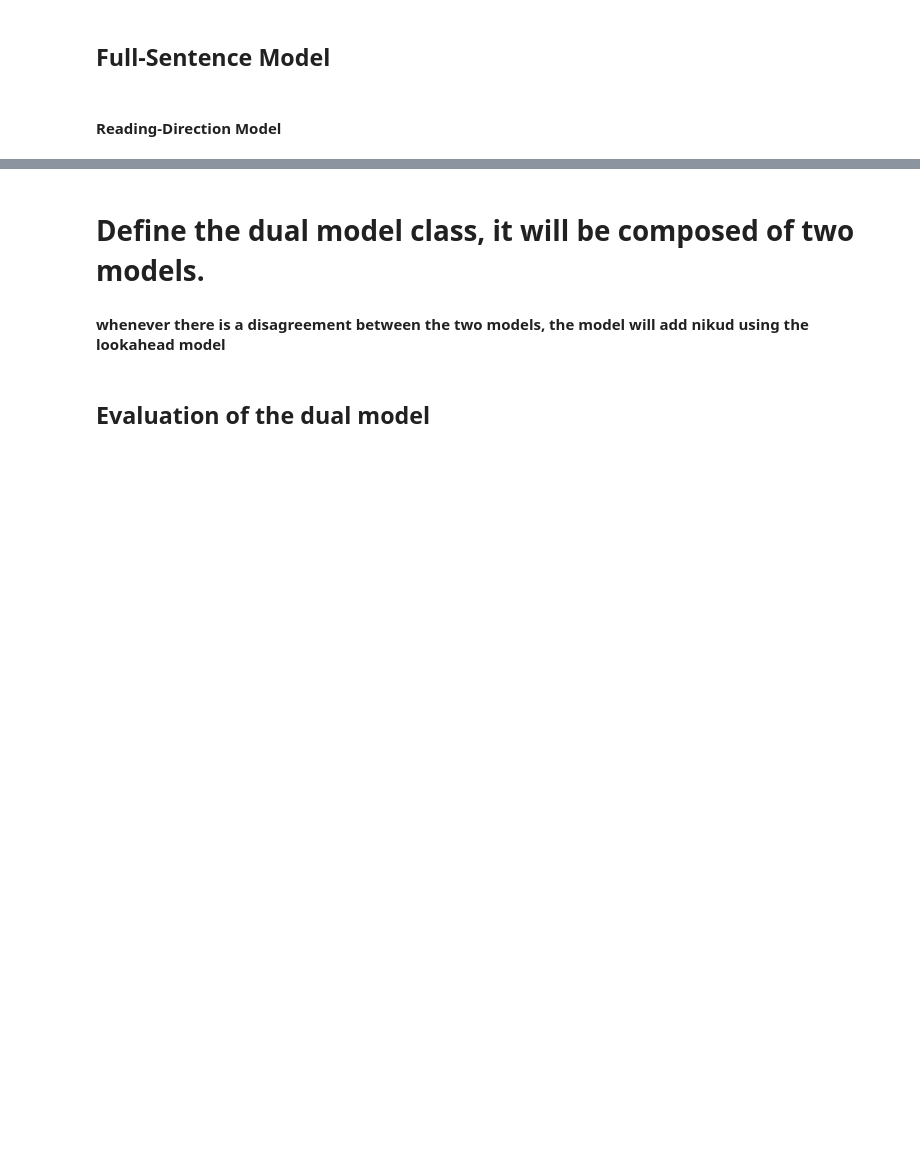
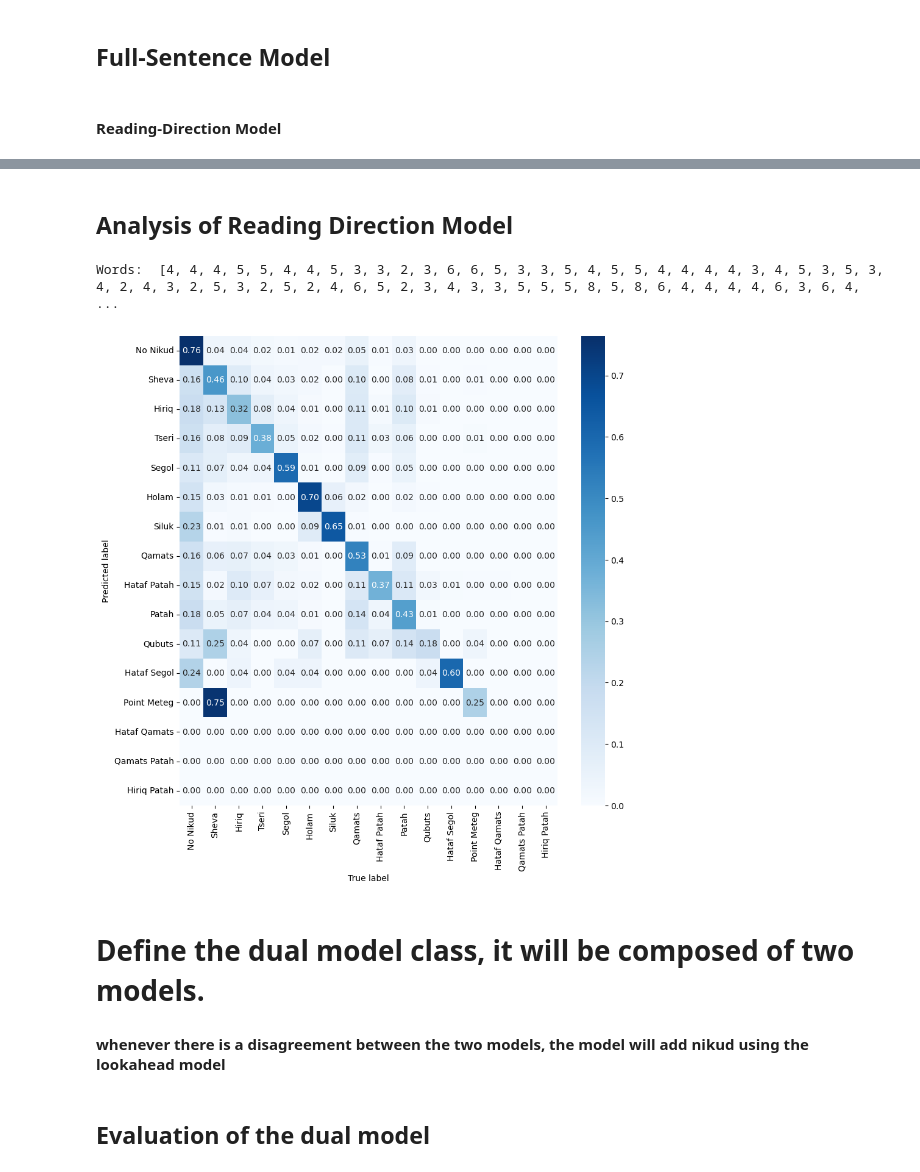
Before and after one commit to Lior-Baruch/Partial_Diacritization, a Jupyter notebook: PunctuationRestoration_DualModel.ipynb, the cells around one changed output, grey strips where cells are left out. Cells and saved outputs as stored; diff of their text form; code cells hidden in the pictures; blank space fills up the shorter version.

```diff
--- a/PunctuationRestoration_DualModel.ipynb
+++ b/PunctuationRestoration_DualModel.ipynb
@@ -1170,3 +1318,52 @@ for batch in tqdm(test_loader):
+# %%
+def plot_confusion_matrix(actuals, predictions, labels):
+    """
+    Plot a confusion matrix for the model's predictions.
+    """
+    cm = confusion_matrix(actuals, predictions, labels=labels)
+    # cm = cm.astype('float') / cm.sum(axis=1)[:, np.newaxis]
+    epsilon = 1e-8
+    cm = cm.astype('float') / (cm.sum(axis=1)[:, np.newaxis] + epsilon)
+    cm[np.isnan(cm)] = 0
+    plt.figure(figsize=(10, 10))
+    sns.heatmap(cm, annot=True, cmap='Blues', xticklabels=labels, yticklabels=labels, fmt='.2f')
+    # sns.heathamap
+    plt.xlabel("True label")
+    plt.ylabel("Predicted label")
+    plt.show()
+
+def convert_labels_to_names(label_to_id, actuals, predictions):
+    """
+    Convert the labels to their names.
+    """
+    nikud_dict = { 'ְ' : 'Sheva', 'ֱ' : 'Hataf Segol', 'ֲ' : 'Hataf Patah', 'ֳ' : 'Hataf Qamats', 'ִ' : 'Hiriq', 'ֵ' : 'Tseri', 'ֶ' : 'Segol', 'ַ' : 'Patah', 'ָ' : 'Qamats', 'ֹ' : 'Holam', 'ֻ' : 'Qubuts', 'ּ' : 'Dagesh', 'ֽ' : 'Siluk', '־' : 'Maqaf', 'ֿ' : 'Rafe', 'ׁ' : 'Shin Dot', 'ׂ' : 'Sin Dot', 'ׄ' : 'Upper Dot', 'ׅ' : 'Lower Dot', 'ׇ' : 'Point Meteg', 'װ' : 'Yiddish Double Vav', 'ױ' : 'Yiddish Vav Yod', 'ײ' : 'Yiddish Double Yod', '׳' : 'Geresh', '״' : 'Gershayim'}
+    labels = list(label_to_id.keys())
+    label_names = {'<no_nikud>': 'No Nikud'}
+    for label in labels:
+        if label == '<no_nikud>':
+            continue
+        label_name = []
+        for char in label:
+            label_name.append(nikud_dict[char])
+        label_names[label] = ' '.join(label_name)
+    actuals = [label_names[label] for label in actuals]
+    predictions = [label_names[label] for label in predictions]
+    return label_names, actuals, predictions
+# %% [markdown]
+## Analysis of Reading Direction Model
+# %%
+# get predictions for the test set
+actuals, predictions, words = predict_directional_model(reading_direction_model, test_loader)
+print("Words: ", words)
+# convert the actual labels and the predictions to lists
+actuals = [id_to_label[label.item()] for label in actuals]
+predictions = [id_to_label[label.item()] for label in predictions]
+# convert the labels to names
+label_names, actuals, predictions = convert_labels_to_names(label_to_id, actuals, predictions)
+plot_confusion_matrix(actuals, predictions, list(label_names.values()))
+# %% [output]
+Words:  [4, 4, 4, 5, 5, 4, 4, 5, 3, 3, 2, 3, 6, 6, 5, 3, 3, 5, 4, 5, 5, 4, 4, 4, 4, 3, 4, 5, 3, 5, 3, 4, 2, 4, 3, 2, 5, 3, 2, 5, 2, 4, 6, 5, 2, 3, 4, 3, 3, 5, 5, 5, 8, 5, 8, 6, 4, 4, 4, 4, 6, 3, 6, 4, ...
+[figure, added]
 # %% [markdown]
 # Define the dual model class, it will be composed of two models.
 #### whenever there is a disagreement between the two models, the model will add nikud using the lookahead model
```
Also changed, not shown: parts of 8 cells of this notebook, 1 other file.
